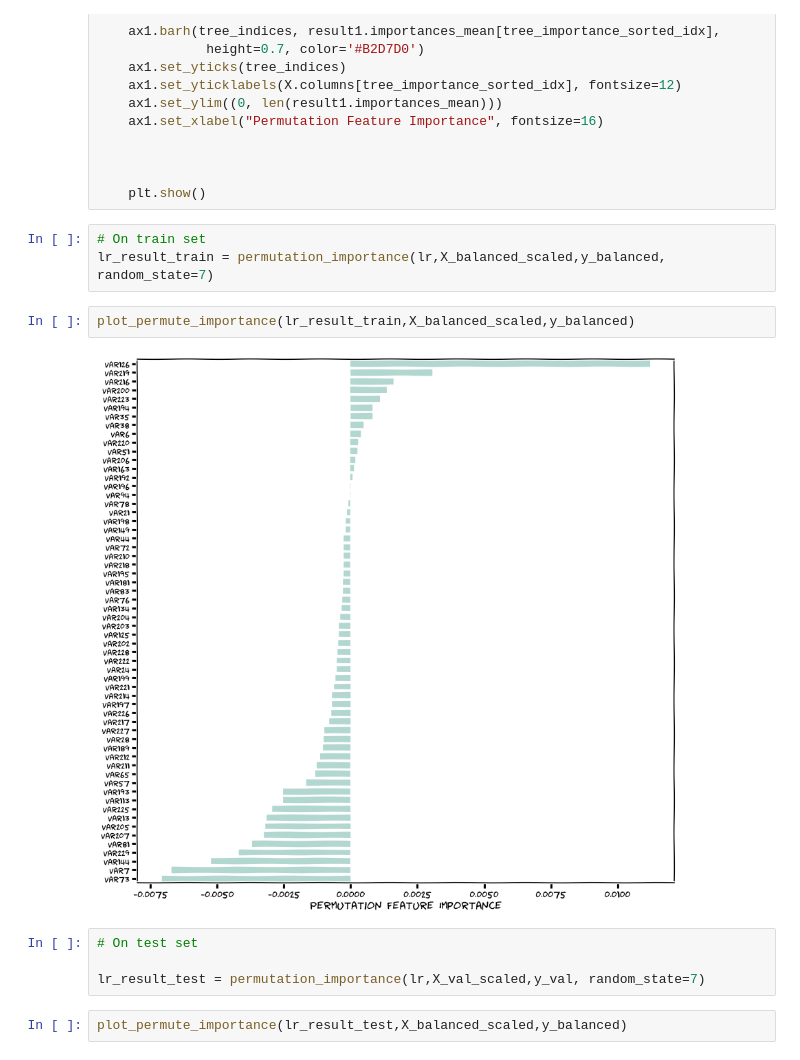
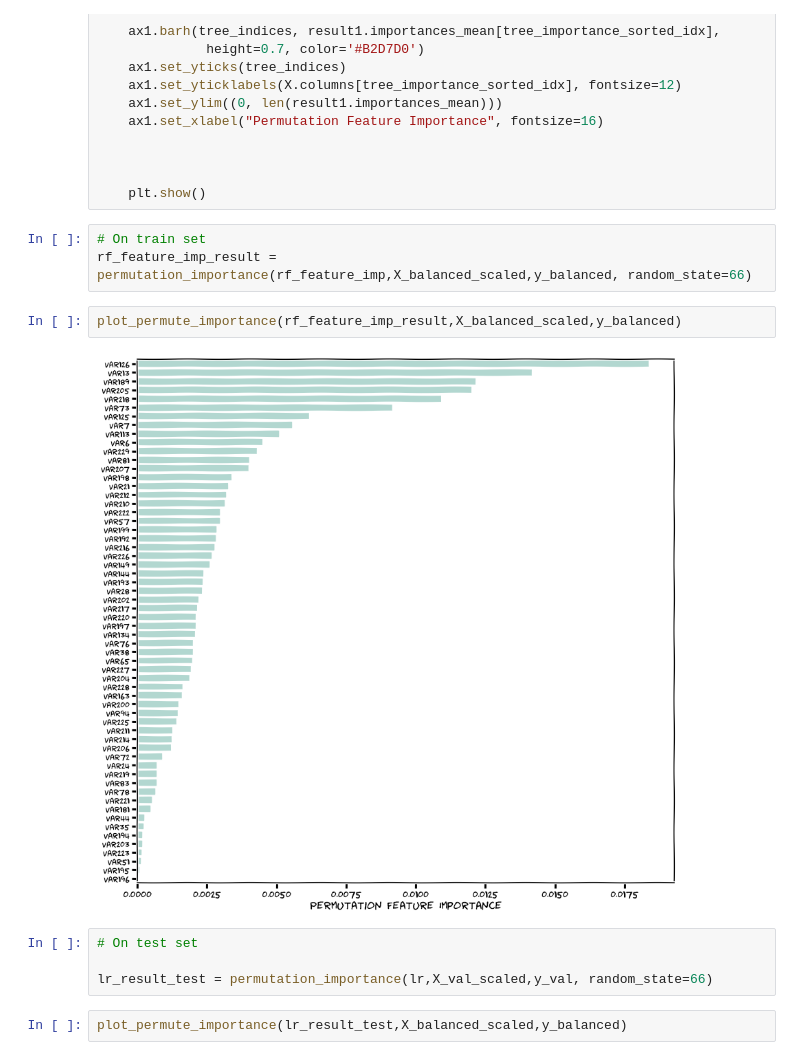
Before and after one commit to akshaypt7/Cohort-Analysis, a Jupyter notebook: Kdd_cup_final_LR_model_new.ipynb, the cells around one changed output. Saved outputs shown, nothing was run; the diff lists cells and outputs as text.

```diff
--- a/Kdd_cup_final_LR_model_new.ipynb
+++ b/Kdd_cup_final_LR_model_new.ipynb
@@ -665,15 +654,15 @@ def plot_permute_importance(result1,X,y):
     plt.show()
 # %%
 # On train set
-lr_result_train = permutation_importance(lr,X_balanced_scaled,y_balanced, random_state=7)
+rf_feature_imp_result = permutation_importance(rf_feature_imp,X_balanced_scaled,y_balanced, random_state=66)
 # %%
-plot_permute_importance(lr_result_train,X_balanced_scaled,y_balanced)
+plot_permute_importance(rf_feature_imp_result,X_balanced_scaled,y_balanced)
 # %% [output]
-[figure, old version]
+[figure, new version]
 # %%
 # On test set
 
-lr_result_test = permutation_importance(lr,X_val_scaled,y_val, random_state=7)
+lr_result_test = permutation_importance(lr,X_val_scaled,y_val, random_state=66)
 # %%
 plot_permute_importance(lr_result_test,X_balanced_scaled,y_balanced)
 # %% [output]
```
Also changed, not shown: parts of 12 cells of this notebook.
